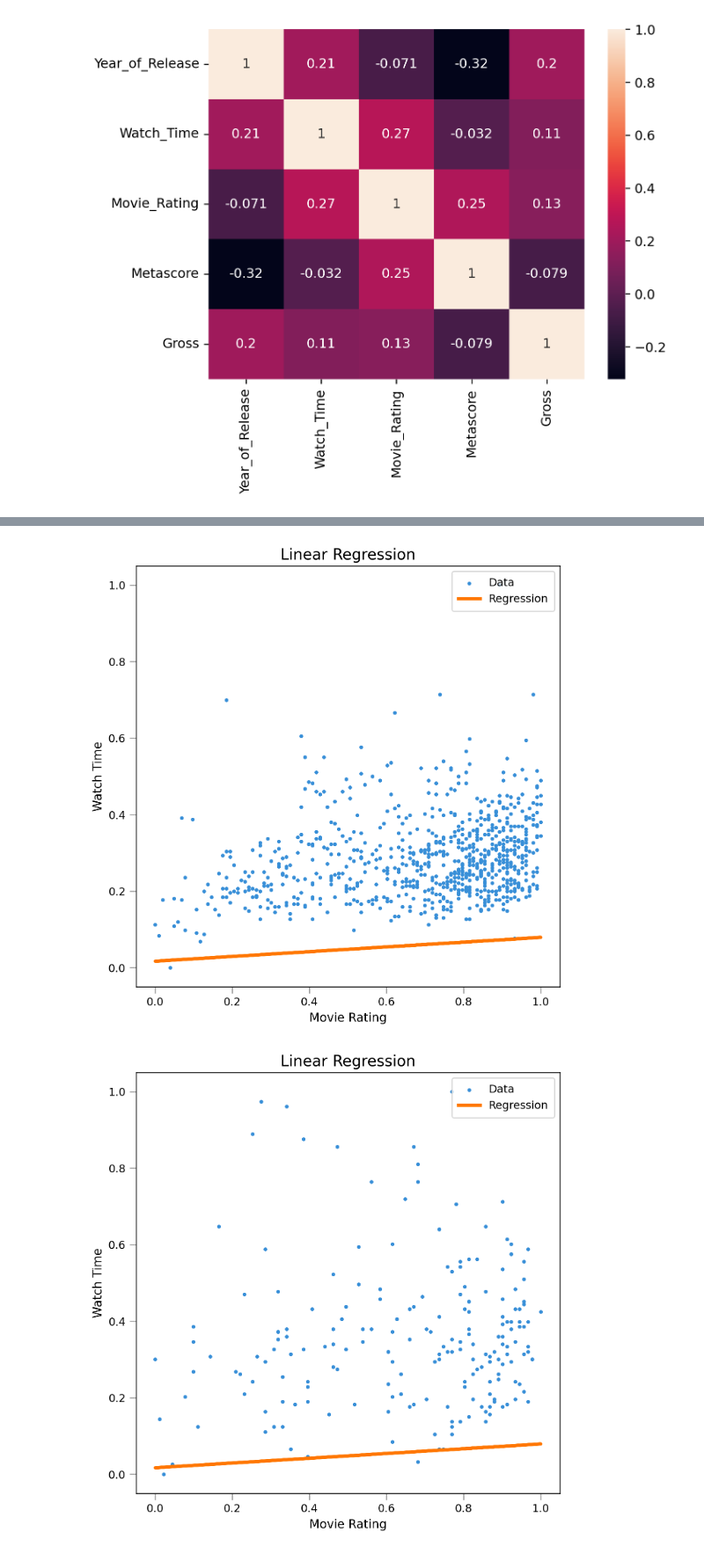
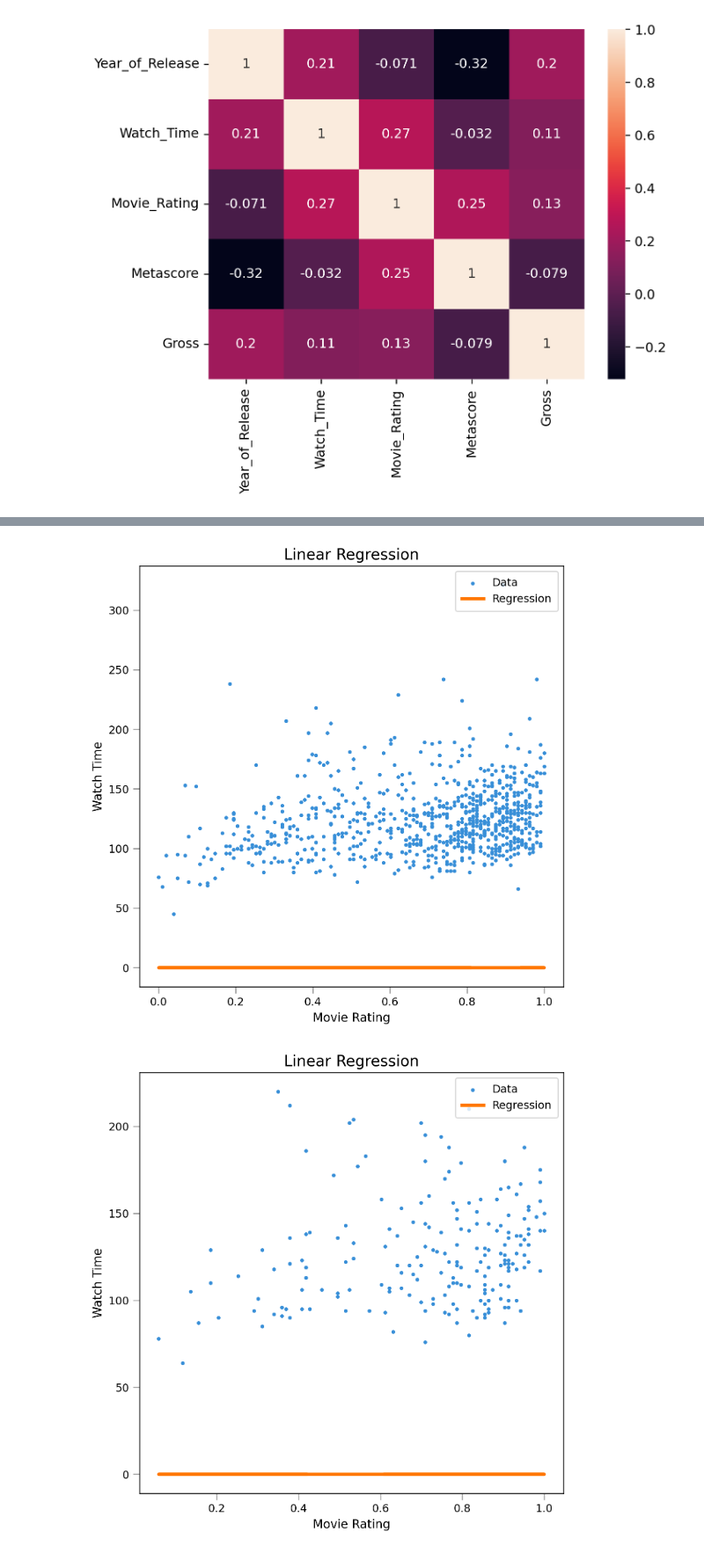
Before and after one commit to vjwua/ML_RegressionProj, a Jupyter notebook: ML_MoviesDB/Test.ipynb, the cells around one changed output, grey strips where cells are left out. Shown at 88% size. Saved outputs shown, nothing was run; the diff lists cells and outputs as text; code cells hidden in the pictures.

```diff
--- a/ML_MoviesDB/Test.ipynb
+++ b/ML_MoviesDB/Test.ipynb
@@ -103,10 +103,17 @@ sns.heatmap(df.select_dtypes(include=['number']).corr(), annot=True)
 df = df.sample(frac=1)
 X = df['Year_of_Release']
 #X
+# %%
+def minmax_normalize(data):
+    min_val = data.min()
+    max_val = data.max()
+    return (data - min_val) / (max_val - min_val)
+
+X_normalized = minmax_normalize(X)
 # %%
 y = df['Watch_Time']
-X_train = X.iloc[:int(0.8*len(X))]
-X_test = X.iloc[int(0.8*len(X)):]
+X_train_normalized = X_normalized.iloc[:int(0.8*len(X))]
+X_test_normalized = X_normalized.iloc[int(0.8*len(X)):]
 Y_train = y.iloc[:int(0.8*len(y))]
 Y_test = y.iloc[int(0.8*len(y)):]
 # %%
@@ -115,15 +122,6 @@ def Lossfunction(x, y, m, b):
     for i in range(len(x)):
         total_err += (y.iloc[i] - (m * x.iloc[i] + b)) ** 2
     return total_err / len(x)
-# %%
-def minmax_normalize(data):
-    return (data - data.min()) / (data.max() - data.min())
-
-X_train_normalized = minmax_normalize(X_train)
-X_test_normalized = minmax_normalize(X_test)
-
-Y_train_normalized = minmax_normalize(Y_train)
-Y_test_normalized = minmax_normalize(Y_test)
 # %%
 def gradient_descent(m_now, b_now, x, y, L):
     m_gradient = 0
@@ -149,11 +147,11 @@ mse = []
 for i in range(epochs):
     #m, b = gradient_descent(m, b, X_train, Y_train, L)
     #loss = Lossfunction(X_train, Y_train, m, b)
-    m, b = gradient_descent(m, b, X_train_normalized, Y_train_normalized, L)
-    loss = Lossfunction(X_train_normalized, Y_train_normalized, m, b)
+    m, b = gradient_descent(m, b, X_train_normalized, Y_train, L)
+    loss = Lossfunction(X_train_normalized, Y_train, m, b)
     if i % 50 == 0:
-        print(f"Epoch {i}")
-        #print(f"Epoch {i}, m: {m}, b: {b}, Loss: {loss}")
+        #print(f"Epoch {i}")
+        print(f"Epoch {i}, m: {m}, b: {b}, Loss: {loss}")
     mse.append(loss)
 print(m, b)
 # %% [output]
@@ -191,25 +189,22 @@ def plot_regression(X, y, y_pred, log=None, title="Linear Regression"):
     plt.tick_params(direction='out', length=6, color='#a0a0a0', width=1, grid_alpha=.6)
     plt.show()
 # %%
-y_pred = m * X_train + b
-y_pred_test = m * X_test + b
-
 y_pred_normalized = m * X_train_normalized + b
 y_pred_test_normalized = m * X_test_normalized + b
 
 #plot_regression(X_train, Y_train, y_pred, title="Linear Regression")
 #plot_regression(X_test, Y_test, y_pred_test, title="Linear Regression")
 
-plot_regression(X_train_normalized, Y_train_normalized, y_pred_normalized, title="Linear Regression")
-plot_regression(X_test_normalized, Y_test_normalized, y_pred_test_normalized, title="Linear Regression")
+plot_regression(X_train_normalized, Y_train, y_pred_normalized, title="Linear Regression")
+plot_regression(X_test_normalized, Y_test, y_pred_test_normalized, title="Linear Regression")
 
 plt.figure(figsize=(16,3))
 plt.rcParams['figure.dpi'] = 227
 plt.plot(range(len(mse)), mse)
 plt.title('Gradient Descent Optimization')
 plt.xlabel('Epochs')
 plt.ylabel('MSE')
 plt.show()
 # %% [output]
-[figure, old version]
+[figure, new version]
-[figure, old version]
+[figure, new version]
```
Also changed, not shown: parts of 5 cells of this notebook, 5 other files.
